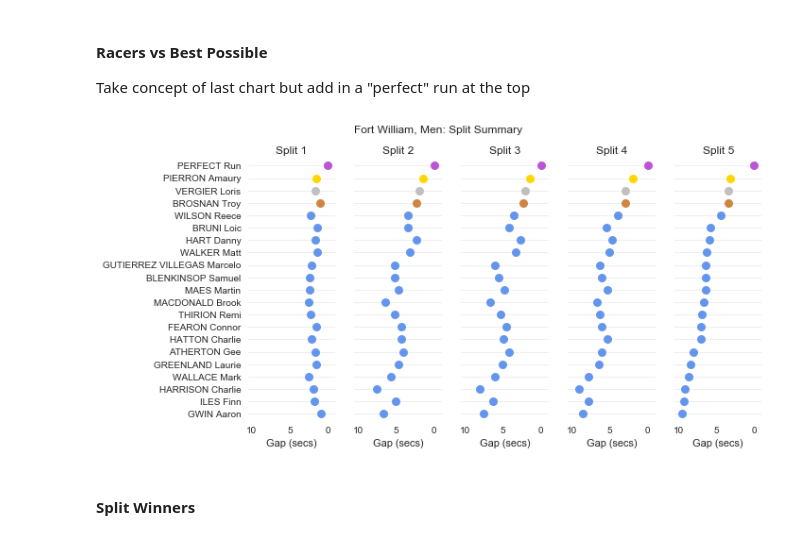
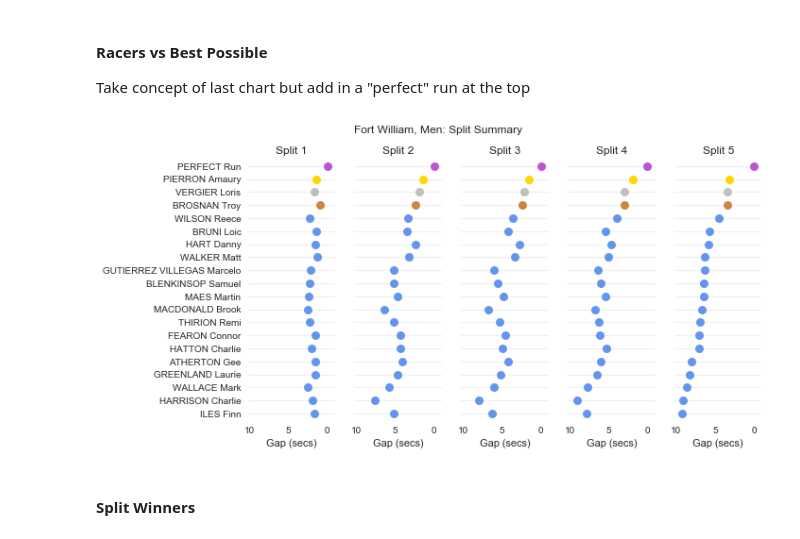
Before and after one commit to domwrap/mtbgeekstats, a Jupyter notebook: 2018/dh_race_analysis.ipynb, the cells around one changed output. Saved outputs shown, nothing was run; the diff lists cells and outputs as text; code cells hidden in the pictures.

```diff
--- a/2018/dh_race_analysis.ipynb
+++ b/2018/dh_race_analysis.ipynb
@@ -720,7 +720,7 @@ Take concept of last chart but add in a "perfect" run at the top
 # %%
 # https://seaborn.pydata.org/examples/pairgrid_dotplot.html
 # display( list(dfm.columns ))
-data = dfm[:topX][[ 'name', 'rank', 'split1', 'split2_sector', 'split3_sector', 'split4_sector', 'split5_sector']].copy()
+data = dfm[[ 'name', 'rank', 'split1', 'split2_sector', 'split3_sector', 'split4_sector', 'split5_sector']].copy()
 best = pd.DataFrame( [[ 'PERFECT Run', 0, dfm['split1'].min(), dfm['split2_sector'].min(), dfm['split3_sector'].min(), dfm['split4_sector'].min(), dfm['split5_sector'].min() ]], columns=data.columns )
 data = data.append( best ).sort_values( 'rank' ).reset_index( drop=True )
 
@@ -739,39 +739,39 @@ data['rank'] = data['split5_rank']
 data = data[list(data.columns[:2]) + list(sorted(data.columns[2:]))]
 
 # Make the PairGrid
-g = sns.PairGrid( data, x_vars=['split1_vs_best', 'split2_vs_best', 'split3_vs_best', 'split4_vs_best', 'split5_vs_best'], y_vars=["name"], size=5, aspect=.4 )
+g = sns.PairGrid( data[:topX], x_vars=['split1_vs_best', 'split2_vs_best', 'split3_vs_best', 'split4_vs_best', 'split5_vs_best'], y_vars=["name"], size=5, aspect=.4 )
 
 # Draw a dot plot using the stripplot function
 colors = colorList( '#6495ED', '#6495ED', len(data), 1, 2, 3 )
 colors[0] = 'mediumorchid'
 g.map( sns.stripplot, size=9, orient='h', palette=colors, edgecolor='gray', marker='o' )
 
 # Use the same x axis limits on all columns and add better labels
-g.set( xlim=(data['split5_vs_best'].max()+1, -1), xlabel="Gap (secs)", ylabel="" ) # xlim=(0, 25),
+g.set( xlim=(data[:topX]['split5_vs_best'].max()+1, -1), xlabel="Gap (secs)", ylabel="" ) # xlim=(0, 25),
 plot.set( xlabel='Gap (s)' )
 
 # Use semantically meaningful titles for the columns
 titles = ["Split 1", "Split 2", "Split 3", "Split 4", "Split 5"]
 
 for ax, title in zip(g.axes.flat, titles):
     # Set a different title for each axes
     ax.set(title=title)
 
     # Make the grid horizontal instead of vertical
     ax.xaxis.grid( False )
     ax.yaxis.grid( color='#EEEEEE' )
 
 # Chart Visuals
 sns.despine( left=True, bottom=True )
 plt.subplots_adjust( top=0.88 )
 g.fig.suptitle( chart_title_prefix + ': Split Summary' )
 
 # Image export
 if image_gen:
     plt.gcf().subplots_adjust(left=0.22)
     plt.savefig( file_prefix + '_split_summary.png', dpi=dpi )
 # %% [output]
-[figure, old version]
+[figure, new version]
 # %%
 display(HTML('<h4>Split Winners</h4>'))
 
```
Also changed, not shown: parts of 5 cells of this notebook, 12 other files.
